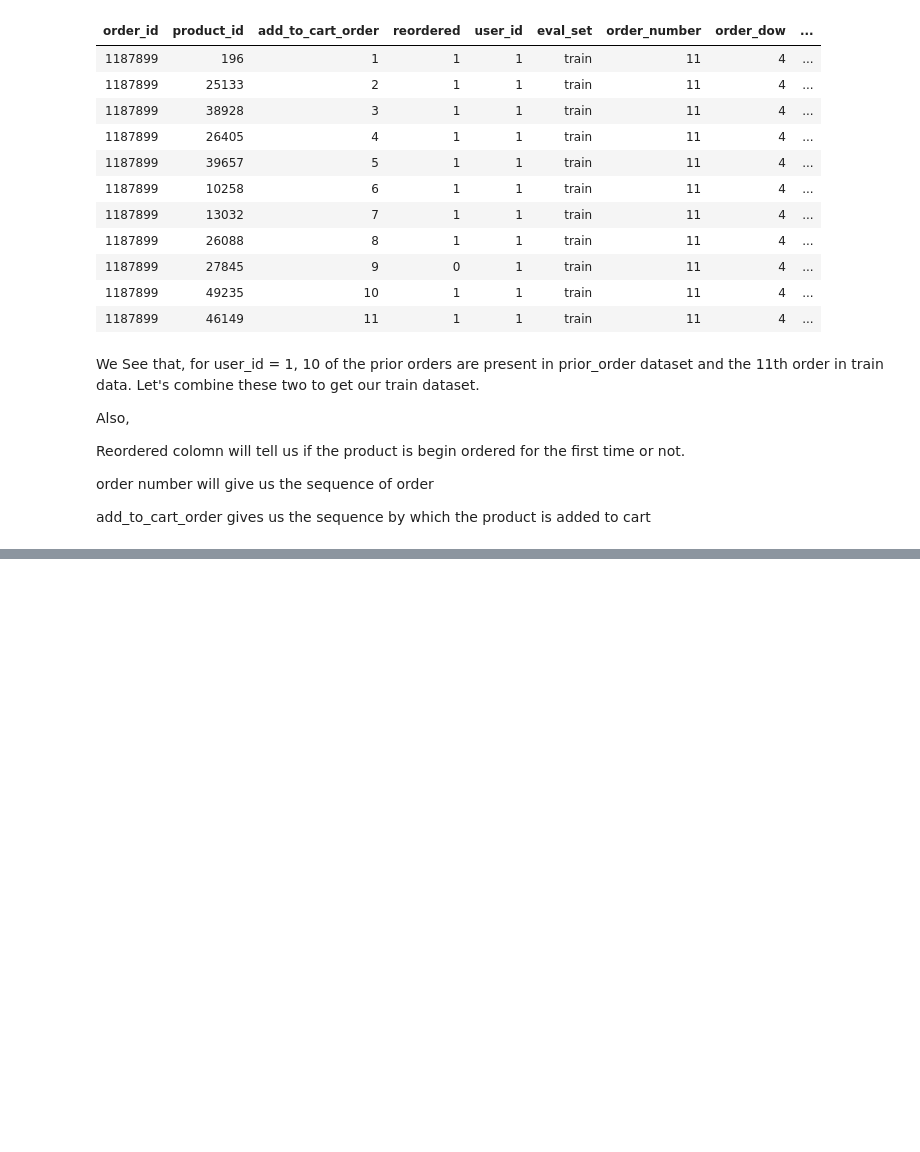
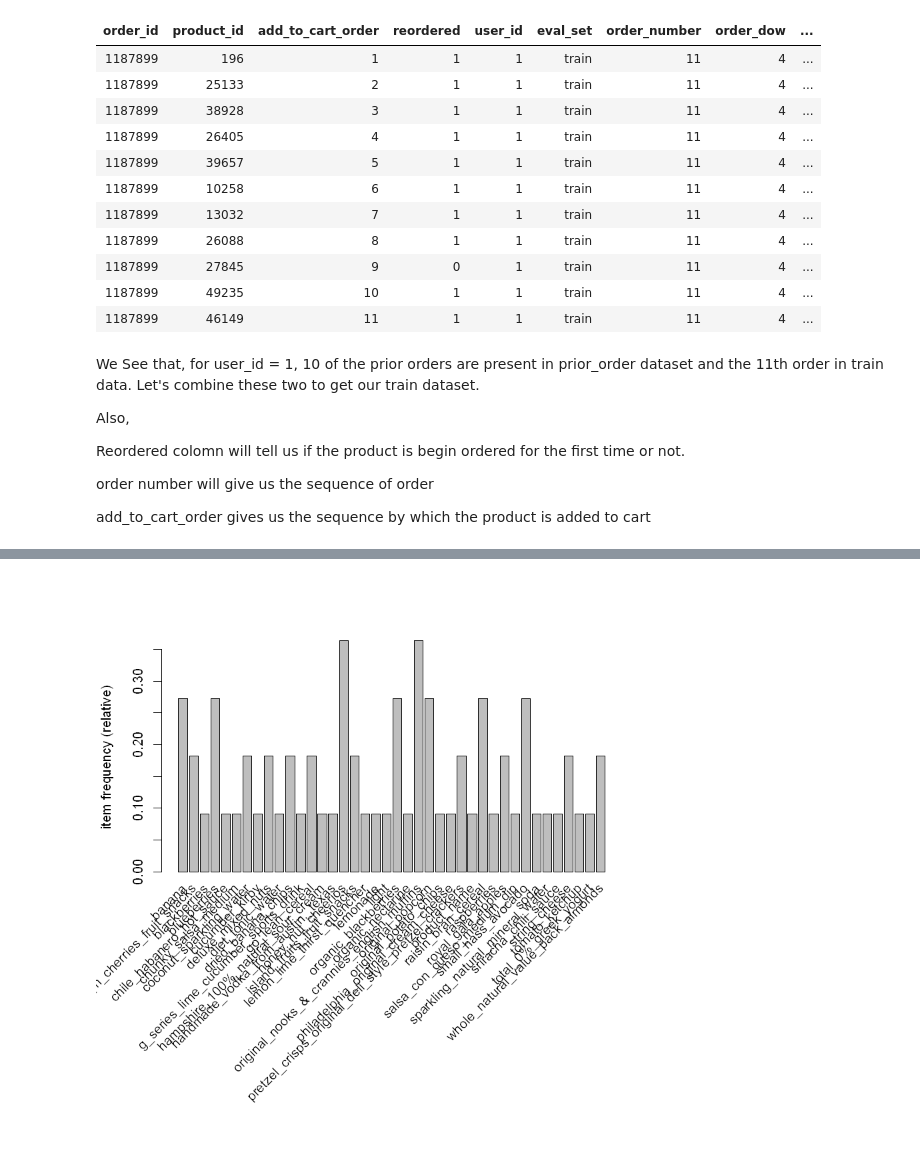
Before and after one commit to gowtham91m/Instacart-Market-Basket-Analysis, a Jupyter notebook: Instacart_R.ipynb, the cells around one changed output, grey strips where cells are left out. Saved outputs shown, nothing was run; the diff lists cells and outputs as text; code cells hidden in the pictures; blank space fills up the shorter version.

```diff
--- a/Instacart_R.ipynb
+++ b/Instacart_R.ipynb
@@ -161,0 +214,3 @@ prior_in_test = prior_orders[user_id %in% unique(test_orders$user_id)]
+# %%
+#txn = as(df,"transactions")
+txn = read.transactions('test1.csv',format='single',sep=',', cols = c(1,2))
@@ -161,0 +257,4 @@ prior_in_test = prior_orders[user_id %in% unique(test_orders$user_id)]
+# %%
+itemFrequencyPlot(txn)
+# %% [output]
+[figure, added]
```
Also changed, not shown: parts of 39 cells of this notebook, 1 other file.
